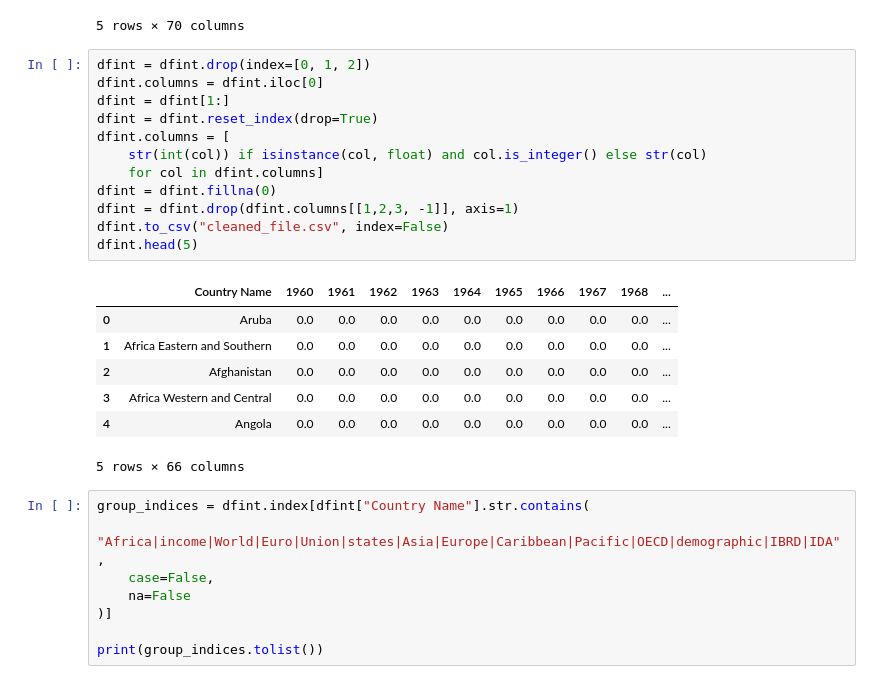
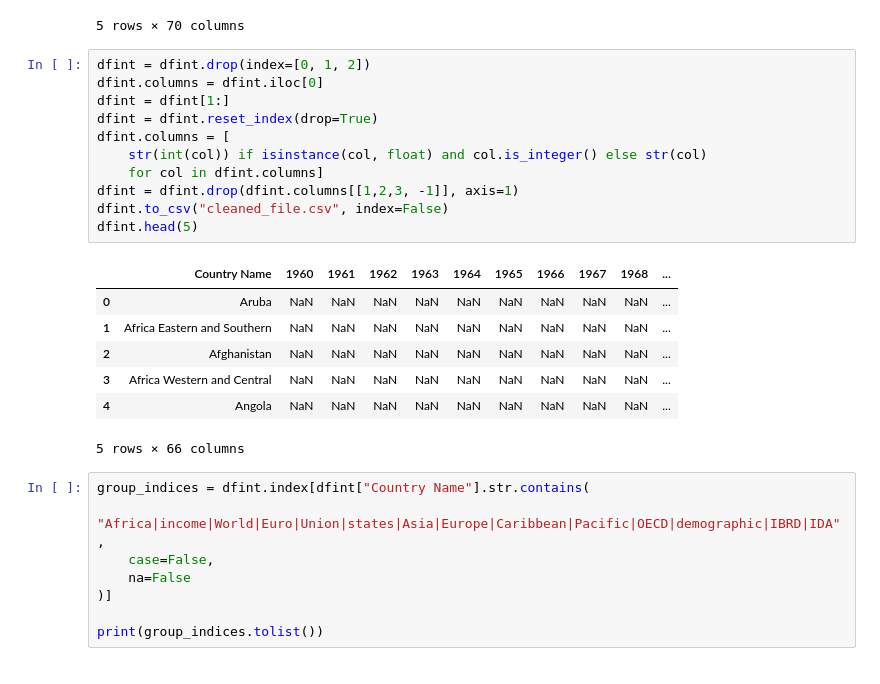
Before and after one commit to ivandn14/IS477-Maestros, a Jupyter notebook: IS477Project/IS477_Project.ipynb, the cells around one changed output. Drawn from its saved outputs; the diff is of its cells as text.

```diff
--- a/IS477Project/IS477_Project.ipynb
+++ b/IS477Project/IS477_Project.ipynb
@@ -18,22 +18,21 @@ dfint.head()
 # %%
 dfint = dfint.drop(index=[0, 1, 2])
 dfint.columns = dfint.iloc[0]
 dfint = dfint[1:]
 dfint = dfint.reset_index(drop=True)
 dfint.columns = [
     str(int(col)) if isinstance(col, float) and col.is_integer() else str(col)
     for col in dfint.columns]
-dfint = dfint.fillna(0)
 dfint = dfint.drop(dfint.columns[[1,2,3, -1]], axis=1)
 dfint.to_csv("cleaned_file.csv", index=False)
 dfint.head(5)
 # %% [output]
 |  | Country Name | 1960 | 1961 | 1962 | 1963 | 1964 | 1965 | 1966 | 1967 | 1968 | ... |
-| 0 | Aruba | 0.0 | 0.0 | 0.0 | 0.0 | 0.0 | 0.0 | 0.0 | 0.0 | 0.0 | ... |
-| 1 | Africa Eastern and Southern | 0.0 | 0.0 | 0.0 | 0.0 | 0.0 | 0.0 | 0.0 | 0.0 | 0.0 | ... |
-| 2 | Afghanistan | 0.0 | 0.0 | 0.0 | 0.0 | 0.0 | 0.0 | 0.0 | 0.0 | 0.0 | ... |
-| 3 | Africa Western and Central | 0.0 | 0.0 | 0.0 | 0.0 | 0.0 | 0.0 | 0.0 | 0.0 | 0.0 | ... |
-| 4 | Angola | 0.0 | 0.0 | 0.0 | 0.0 | 0.0 | 0.0 | 0.0 | 0.0 | 0.0 | ... |
+| 0 | Aruba | NaN | NaN | NaN | NaN | NaN | NaN | NaN | NaN | NaN | ... |
+| 1 | Africa Eastern and Southern | NaN | NaN | NaN | NaN | NaN | NaN | NaN | NaN | NaN | ... |
+| 2 | Afghanistan | NaN | NaN | NaN | NaN | NaN | NaN | NaN | NaN | NaN | ... |
+| 3 | Africa Western and Central | NaN | NaN | NaN | NaN | NaN | NaN | NaN | NaN | NaN | ... |
+| 4 | Angola | NaN | NaN | NaN | NaN | NaN | NaN | NaN | NaN | NaN | ... |
 5 rows × 66 columns
 # %%
 group_indices = dfint.index[dfint["Country Name"].str.contains(
```
Also changed, not shown: parts of 20 cells of this notebook.
